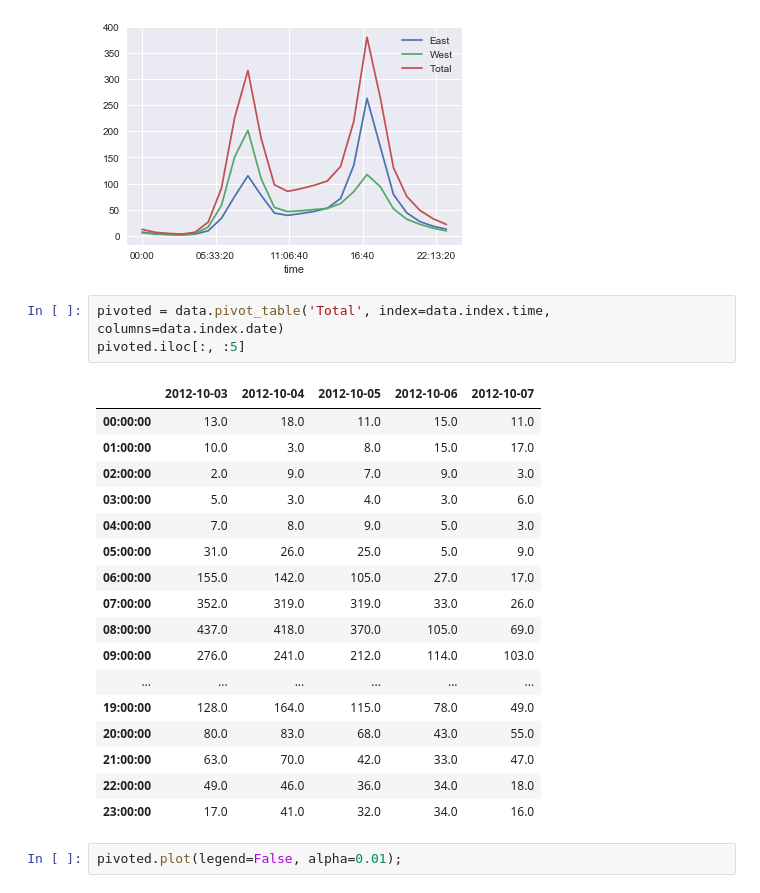
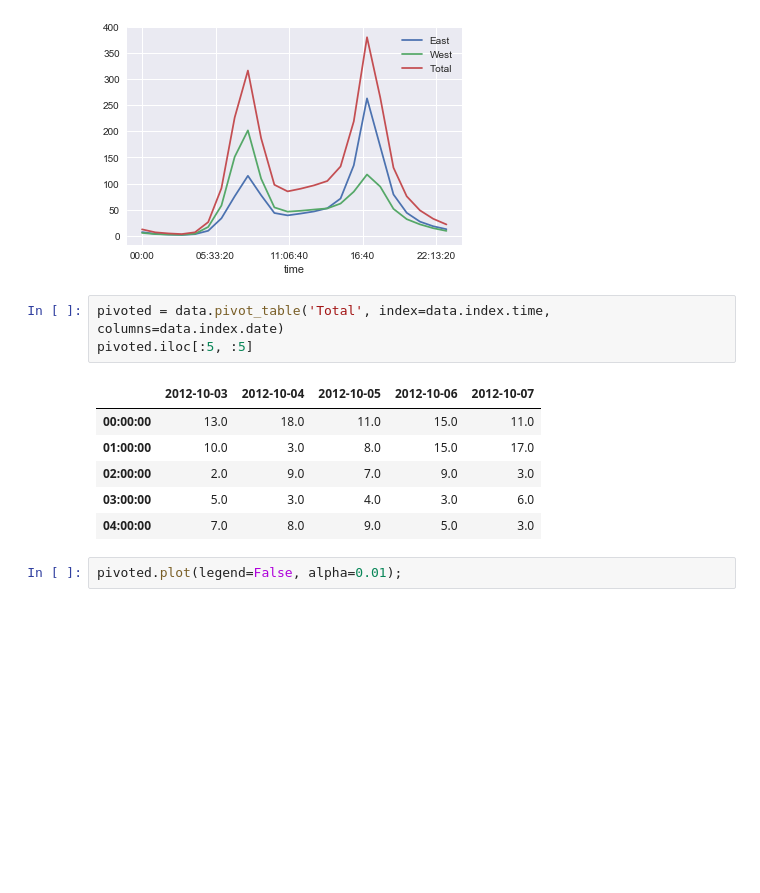
Before and after one commit to prrao87/JupyterWorkflow, a Jupyter notebook: JupyterNotebook_Practice.ipynb, the cells around one changed output. Saved outputs shown, nothing was run; the diff lists cells and outputs as text; blank space fills up the shorter version.

```diff
--- a/JupyterNotebook_Practice.ipynb
+++ b/JupyterNotebook_Practice.ipynb
@@ -29,25 +35,14 @@ data.groupby(data.index.time).mean().plot();
 [figure]
 # %%
 pivoted = data.pivot_table('Total', index=data.index.time, columns=data.index.date)
-pivoted.iloc[:, :5]
+pivoted.iloc[:5, :5]
 # %% [output]
 |  | 2012-10-03 | 2012-10-04 | 2012-10-05 | 2012-10-06 | 2012-10-07 |
 | 00:00:00 | 13.0 | 18.0 | 11.0 | 15.0 | 11.0 |
 | 01:00:00 | 10.0 | 3.0 | 8.0 | 15.0 | 17.0 |
 | 02:00:00 | 2.0 | 9.0 | 7.0 | 9.0 | 3.0 |
 | 03:00:00 | 5.0 | 3.0 | 4.0 | 3.0 | 6.0 |
 | 04:00:00 | 7.0 | 8.0 | 9.0 | 5.0 | 3.0 |
-| 05:00:00 | 31.0 | 26.0 | 25.0 | 5.0 | 9.0 |
-| 06:00:00 | 155.0 | 142.0 | 105.0 | 27.0 | 17.0 |
-| 07:00:00 | 352.0 | 319.0 | 319.0 | 33.0 | 26.0 |
-| 08:00:00 | 437.0 | 418.0 | 370.0 | 105.0 | 69.0 |
-| 09:00:00 | 276.0 | 241.0 | 212.0 | 114.0 | 103.0 |
-| ... | ... | ... | ... | ... | ... |
-| 19:00:00 | 128.0 | 164.0 | 115.0 | 78.0 | 49.0 |
-| 20:00:00 | 80.0 | 83.0 | 68.0 | 43.0 | 55.0 |
-| 21:00:00 | 63.0 | 70.0 | 42.0 | 33.0 | 47.0 |
-| 22:00:00 | 49.0 | 46.0 | 36.0 | 34.0 | 18.0 |
-| 23:00:00 | 17.0 | 41.0 | 32.0 | 34.0 | 16.0 |
 # %%
 pivoted.plot(legend=False, alpha=0.01);
 # %% [output]
```
Also changed, not shown: parts of 19 cells of this notebook.
